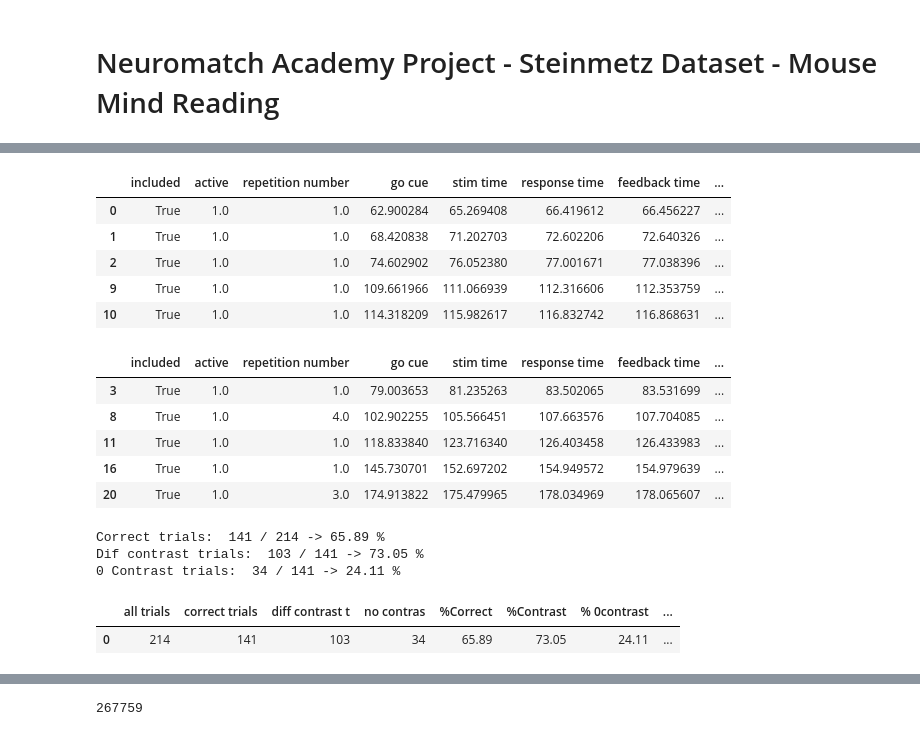
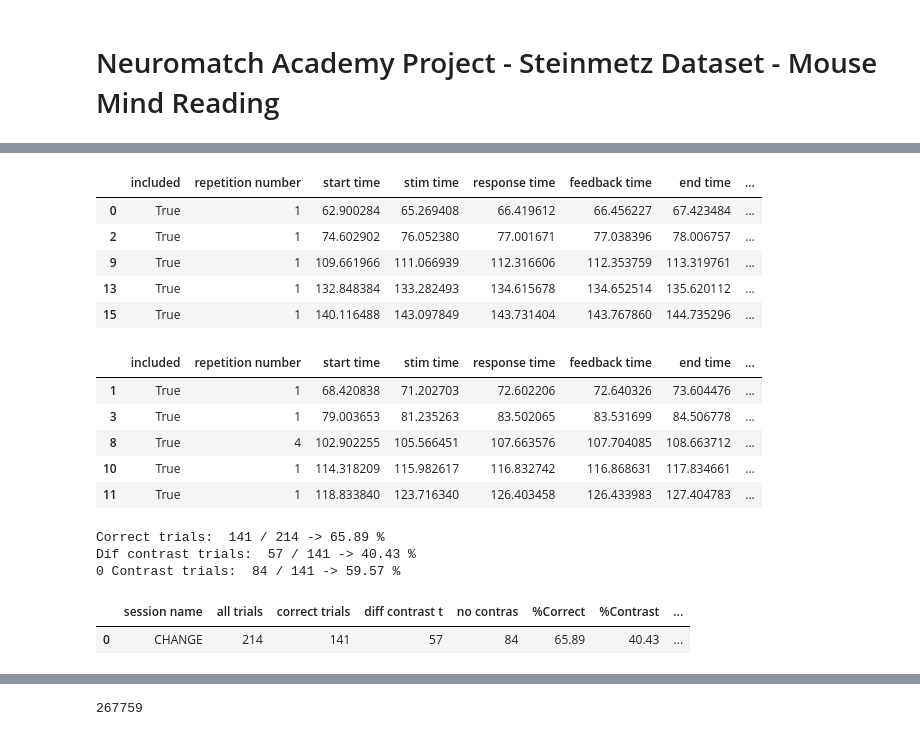
Before and after one commit to KceniaB/NMA_project, a Jupyter notebook: kce/kce_project.ipynb, the cells around one changed output, grey strips where cells are left out. Cells and saved outputs as stored; diff of their text form; code cells hidden in the pictures.

```diff
--- a/kce/kce_project.ipynb
+++ b/kce/kce_project.ipynb
@@ -18,2 +12,16 @@ from nma_class import NMA_project
+# %%
+# link to parent folder with all datasets
+#main_folder = "/content/gdrive/My Drive/3 Projekte/Neuromatch Summer School/Projekt/steinmetz_dataset"
+#main_folder = "C:/Users/User/Google Drive/3 Projekte/Neuromatch Summer School/Projekt/steinmetz_dataset"
+#main_folder = "Z:/3 Projekte/Neuromatch Summer School/Projekt/steinmetz_dataset"
+#main_folder = "E:/3 Projekte/Neuromatch Summer School/Projekt/steinmetz_dataset"
+main_folder = '/Volumes/GoogleDrive/My Drive/NMA_Dataset/Dataset_1'
+
+
+# initialize loader object
+loader = loader(main_folder)
+# %%
+# get available sessions
+all_session_folders, all_session_names = loader.get_available_session()
 # %% [markdown]
 # Neuromatch Academy Project - Steinmetz Dataset - Mouse Mind Reading
@@ -68,0 +28,7 @@ trials_df
+# %%
+# load default session =
+session = loader.load_session(all_session_folders[0])
+#channels_df = session['channels_df']
+spikes_df = session['spikes_df']
+clusters_df = session['clusters_df']
+trials_df = session['trials_df']
@@ -266,57 +245,56 @@ correct_df.head()
 # %%
 # 2. Create one df only for dif contrast trials and another for 0 and 0
 
-#diff contract trials
+#2.1 diff contract trials
 diff_contrasts_df = correct_df.loc[(correct_df['stim contrast left']!=(correct_df['stim contrast right']))]
 diff_contrasts_df.head()
 # %% [output]
-|  | included | active | repetition number | go cue | stim time | response time | feedback time | ... |
-| 0 | True | 1.0 | 1.0 | 62.900284 | 65.269408 | 66.419612 | 66.456227 | ... |
-| 1 | True | 1.0 | 1.0 | 68.420838 | 71.202703 | 72.602206 | 72.640326 | ... |
-| 2 | True | 1.0 | 1.0 | 74.602902 | 76.052380 | 77.001671 | 77.038396 | ... |
-| 9 | True | 1.0 | 1.0 | 109.661966 | 111.066939 | 112.316606 | 112.353759 | ... |
-| 10 | True | 1.0 | 1.0 | 114.318209 | 115.982617 | 116.832742 | 116.868631 | ... |
+|  | included | repetition number | start time | stim time | response time | feedback time | end time | ... |
+| 0 | True | 1 | 62.900284 | 65.269408 | 66.419612 | 66.456227 | 67.423484 | ... |
+| 2 | True | 1 | 74.602902 | 76.052380 | 77.001671 | 77.038396 | 78.006757 | ... |
+| 9 | True | 1 | 109.661966 | 111.066939 | 112.316606 | 112.353759 | 113.319761 | ... |
+| 13 | True | 1 | 132.848384 | 133.282493 | 134.615678 | 134.652514 | 135.620112 | ... |
+| 15 | True | 1 | 140.116488 | 143.097849 | 143.731404 | 143.767860 | 144.735296 | ... |
 # %%
 # 2. Create one df only for dif contrast trials and another for 0 and 0
 
-#same contrast 0
-#diff contract trials
+#2.2 same contrast 0
 no_contrasts_df = correct_df.loc[(correct_df['stim contrast left']==0) & (correct_df['stim contrast right']==0)]
 no_contrasts_df.head()
 # %% [output]
-|  | included | active | repetition number | go cue | stim time | response time | feedback time | ... |
-| 3 | True | 1.0 | 1.0 | 79.003653 | 81.235263 | 83.502065 | 83.531699 | ... |
-| 8 | True | 1.0 | 4.0 | 102.902255 | 105.566451 | 107.663576 | 107.704085 | ... |
-| 11 | True | 1.0 | 1.0 | 118.833840 | 123.716340 | 126.403458 | 126.433983 | ... |
-| 16 | True | 1.0 | 1.0 | 145.730701 | 152.697202 | 154.949572 | 154.979639 | ... |
-| 20 | True | 1.0 | 3.0 | 174.913822 | 175.479965 | 178.034969 | 178.065607 | ... |
+|  | included | repetition number | start time | stim time | response time | feedback time | end time | ... |
+| 1 | True | 1 | 68.420838 | 71.202703 | 72.602206 | 72.640326 | 73.604476 | ... |
+| 3 | True | 1 | 79.003653 | 81.235263 | 83.502065 | 83.531699 | 84.506778 | ... |
+| 8 | True | 4 | 102.902255 | 105.566451 | 107.663576 | 107.704085 | 108.663712 | ... |
+| 10 | True | 1 | 114.318209 | 115.982617 | 116.832742 | 116.868631 | 117.834661 | ... |
+| 11 | True | 1 | 118.833840 | 123.716340 | 126.403458 | 126.433983 | 127.404783 | ... |
 # %%
 all_t = len(trials_df)
 crrct = len(correct_df)
 cont = len(diff_contrasts_df)
 nocont = len(no_contrasts_df)
 
 df1 = ''
-df1 = {'session name': " CHANGE "
-      'all trials':[all_t],
-      'correct trials':[crrct],
-      'diff contrast t':[cont],
-      'no contras':[nocont],
-      '%Correct':[round(crrct/all_t*100,2)], '%Contrast':[round(cont/crrct*100,2)], '% 0contrast':[round(nocont/crrct*100,2)]}
+df1 = {'session name': " CHANGE ",
+      'all trials': [all_t],
+      'correct trials': [crrct],
+      'diff contrast t': [cont],
+      'no contras': [nocont],
+      '%Correct': [round(crrct/all_t*100,2)], '%Contrast':[round(cont/crrct*100,2)], '% 0contrast':[round(nocont/crrct*100,2)]}
 
 df2 = pd.DataFrame(data=df1)
 
 
 print('Correct trials: ', crrct,'/',all_t, '->', round(crrct/all_t*100,2), '%')
 print('Dif contrast trials: ', cont,'/',crrct, '->', round(cont/crrct*100,2), '%')
 print('0 Contrast trials: ', nocont,'/',crrct, '->', round(nocont/crrct*100,2), '%')
 df2
 # %% [output]
 Correct trials:  141 / 214 -> 65.89 %
-Dif contrast trials:  103 / 141 -> 73.05 %
-0 Contrast trials:  34 / 141 -> 24.11 %
+Dif contrast trials:  57 / 141 -> 40.43 %
+0 Contrast trials:  84 / 141 -> 59.57 %
-|  | all trials | correct trials | diff contrast t | no contras | %Correct | %Contrast | % 0contrast | ... |
-| 0 | 214 | 141 | 103 | 34 | 65.89 | 73.05 | 24.11 | ... |
+|  | session name | all trials | correct trials | diff contrast t | no contras | %Correct | %Contrast | ... |
+| 0 | CHANGE | 214 | 141 | 57 | 84 | 65.89 | 40.43 | ... |
 # %%
 #add the different values per session
 # to initialize
```
Also changed, not shown: parts of 65 cells of this notebook, 2 other files.
